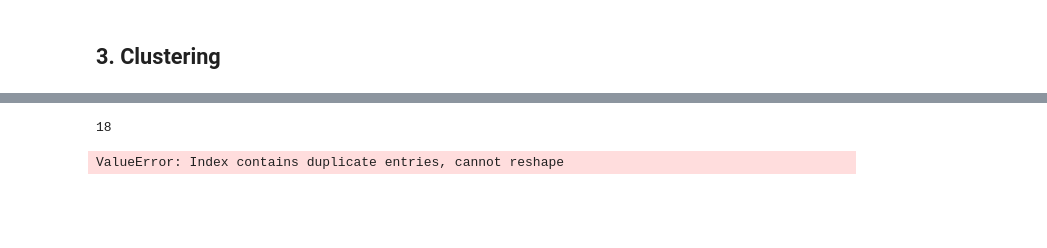
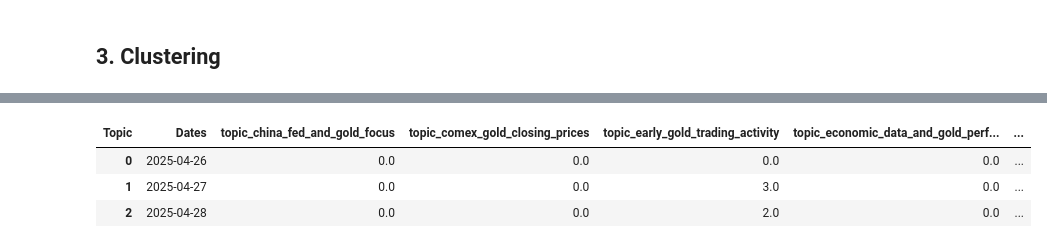
Before and after one commit to visheshgupta19/IDS_705_Final_Project, a Jupyter notebook: Realtime_pipeline.ipynb, the cells around one changed output, grey strips where cells are left out. Cells and saved outputs as stored; diff of their text form; code cells hidden in the pictures; blank space fills up the shorter version.

```diff
--- a/Realtime_pipeline.ipynb
+++ b/Realtime_pipeline.ipynb
@@ -278,27 +201,0 @@ complete_counts["count"] = complete_counts["count"].astype(int)
-# %%
-complete_counts["Topic"].nunique()
-# %% [output]
-18
-# %%
-# --- Step 4: Pivot (now no duplicates exist) ---
-frequency_embedding = complete_counts.pivot(
-    index="Dates", columns="Topic", values="count"
-).fillna(
-    0
-)  # Additional safety
-
-# --- Step 5: Sanitize column names ---
-frequency_embedding.columns = [
-    str(col)
-    .lower()
-    .replace(" ", "_")
-    .replace("&", "and")
-    .replace(",", "")
-    .replace("/", "_")
-    for col in frequency_embedding.columns
-]
-
-# --- Step 6: Reset index ---
-frequency_embedding = frequency_embedding.reset_index()
-# %% [output]
-ValueError: Index contains duplicate entries, cannot reshape
@@ -304,0 +217,43 @@ ValueError: Index contains duplicate entries, cannot reshape
+# %%
+import pandas as pd
+
+# Assuming your DataFrame is named 'df'
+pivoted_df = complete_df.pivot_table(
+    index="Dates",
+    columns="Topic",
+    values="count",
+    fill_value=0,  # Fill missing combinations with 0
+).reset_index()
+
+# If you want the topics as columns in a specific order:
+topic_columns = [
+    "topic_china_fed_and_gold_focus",
+    "topic_comex_gold_closing_prices",
+    "topic_early_gold_trading_activity",
+    "topic_economic_data_and_gold_performance",
+    "topic_global_cues_and_gold_stability",
+    "topic_global_investment_and_rate_impact",
+    "topic_gold_climbs_in_trading",
+    "topic_gold_holds_as_data_releases",
+    "topic_gold_market_turning_points",
+    "topic_gold_near_monthly_lows",
+    "topic_gold_price_support_levels",
+    "topic_gold_prices_and_metal_shares",
+    "topic_gold_settlement_price_correction",
+    "topic_gold_spot_price_outlook",
+    "topic_gold_trading_momentum_continues",
+    "topic_market_rates_and_gold_demand",
+    "topic_rate_hikes/cuts_price_impact",
+    "topic_time_sensitive_prediction",
+    "topic_noise",
+]
+
+# Reorder columns
+pivoted_df = pivoted_df[["Dates"] + topic_columns]
+# %%
+pivoted_df
+# %% [output]
+| Topic | Dates | topic_china_fed_and_gold_focus | topic_comex_gold_closing_prices | topic_early_gold_trading_activity | topic_economic_data_and_gold_perf... | ... |
+| 0 | 2025-04-26 | 0.0 | 0.0 | 0.0 | 0.0 | ... |
+| 1 | 2025-04-27 | 0.0 | 0.0 | 3.0 | 0.0 | ... |
+| 2 | 2025-04-28 | 0.0 | 0.0 | 2.0 | 0.0 | ... |
```
Also changed, not shown: parts of 20 cells of this notebook, 1 other file.
